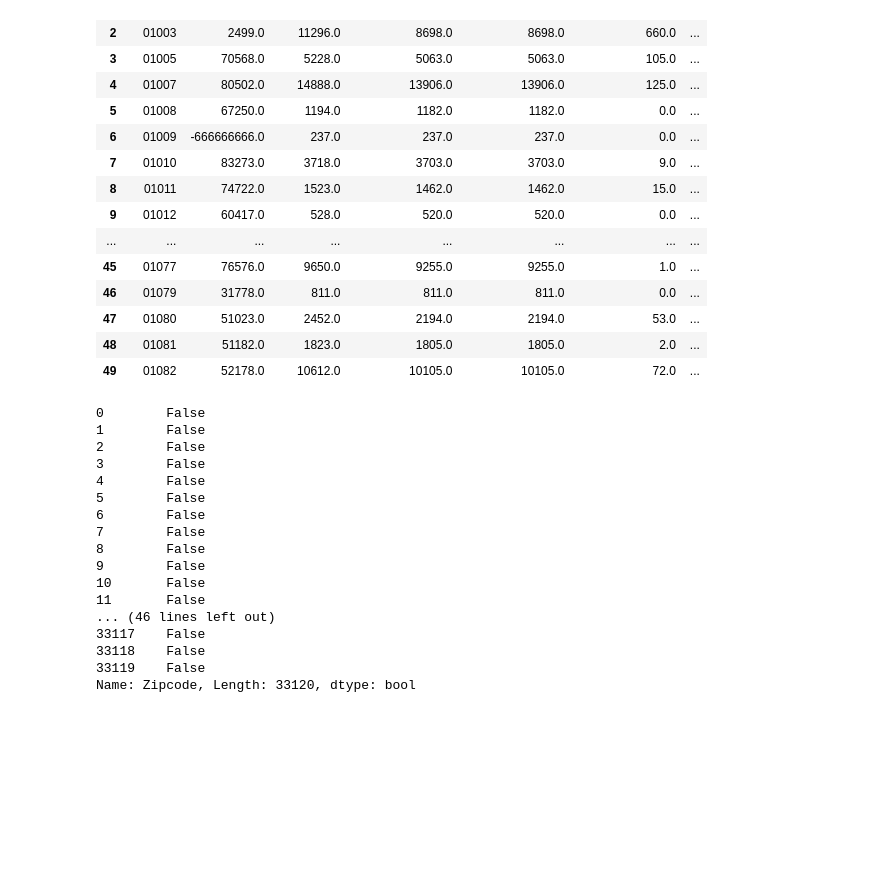
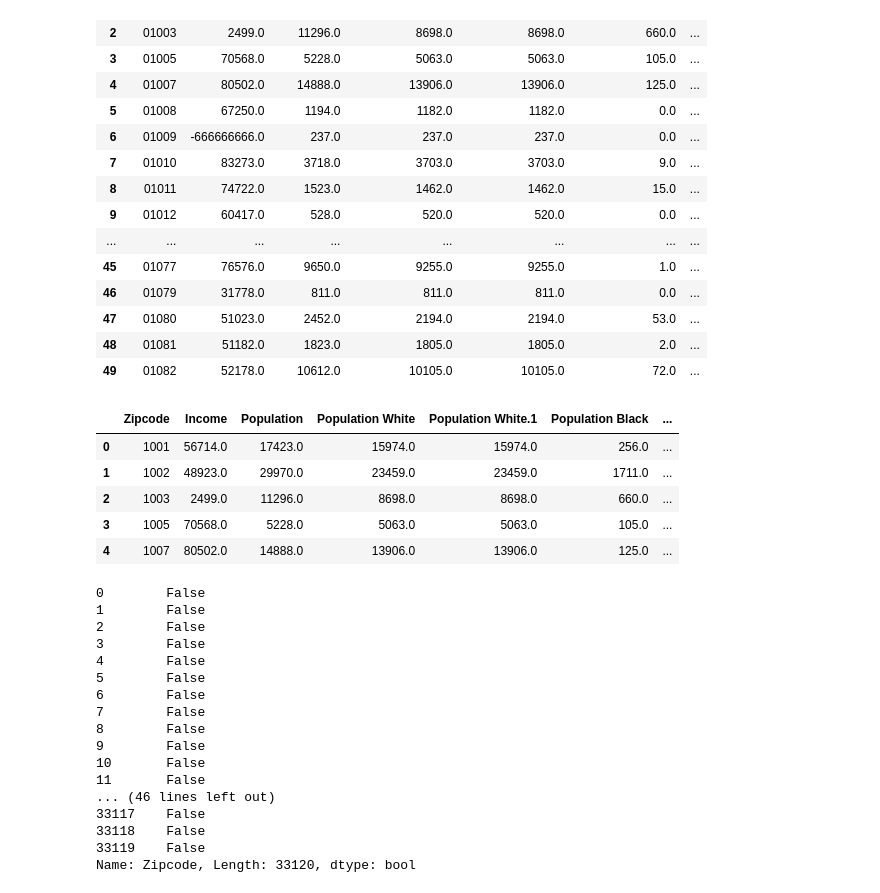
Before and after one commit to EJohnson7/Project-1, a Jupyter notebook: Fitness.ipynb, the cells around one changed output. Cells and saved outputs as stored; diff of their text form; code cells hidden in the pictures; blank space fills up the shorter version.

```diff
--- a/Fitness.ipynb
+++ b/Fitness.ipynb
@@ -91,6 +88,16 @@ census_pd.head(50)
 # Save as a csv
 # Note to avoid any issues later, use encoding="utf-8"
 census_pd.to_csv("census_data.csv", encoding="utf-8", index=False)
+# %%
+allcensus=pd.read_csv("census_data.csv", encoding="utf-8")
+allcensus.head()
+# %% [output]
+|  | Zipcode | Income | Population | Population White | Population White.1 | Population Black | ... |
+| 0 | 1001 | 56714.0 | 17423.0 | 15974.0 | 15974.0 | 256.0 | ... |
+| 1 | 1002 | 48923.0 | 29970.0 | 23459.0 | 23459.0 | 1711.0 | ... |
+| 2 | 1003 | 2499.0 | 11296.0 | 8698.0 | 8698.0 | 660.0 | ... |
+| 3 | 1005 | 70568.0 | 5228.0 | 5063.0 | 5063.0 | 105.0 | ... |
+| 4 | 1007 | 80502.0 | 14888.0 | 13906.0 | 13906.0 | 125.0 | ... |
 # %%
 #To select rows whose column value is in list
 Zip_code = [33114, 33002, 33018, 33017, 33016, 33015, 33014, 33013, 33012, 33011, 33010, 33092,
```
Also changed, not shown: parts of 10 cells of this notebook, 2 other files.
